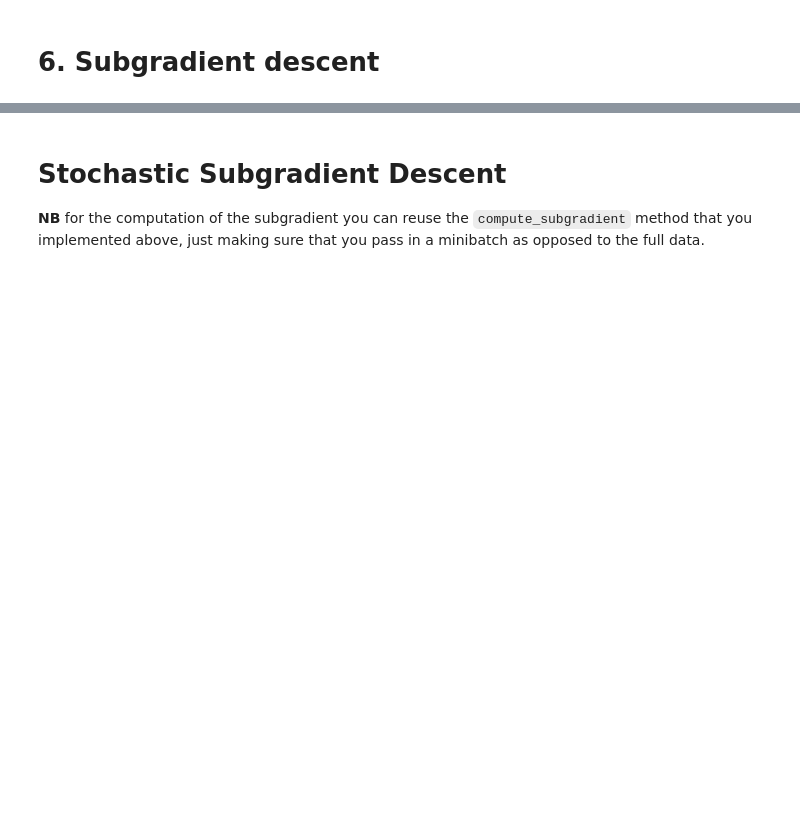
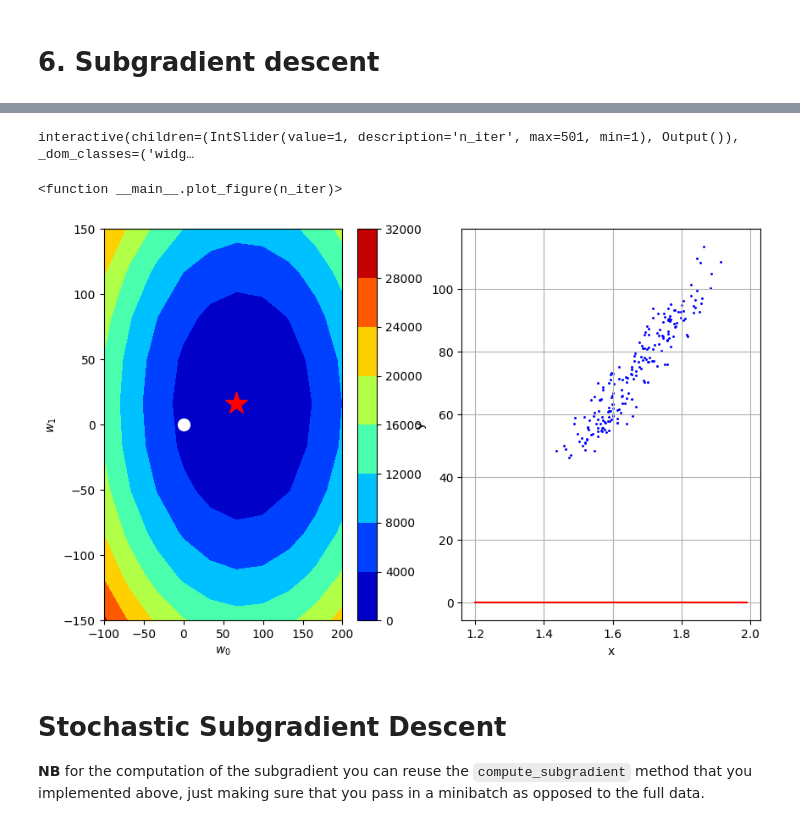
Before and after one commit to nutemmax/ML_course, a Jupyter notebook: labs/ex02/template/ex02.ipynb, the cells around one changed output, grey strips where cells are left out. Cells and saved outputs as stored; diff of their text form; code cells hidden in the pictures; blank space fills up the shorter version.

```diff
--- a/labs/ex02/template/ex02.ipynb
+++ b/labs/ex02/template/ex02.ipynb
@@ -522,11 +567,11 @@ def compute_subgradient_mae(y, tx, w):
     Returns:
         A numpy array of shape (2, ) (same shape as w), containing the subgradient of the MAE at w.
     """
-    # ***************************************************
-    # INSERT YOUR CODE HERE
-    # TODO: compute subgradient gradient vector for MAE
-    # ***************************************************
-    raise NotImplementedError
+    e = y - tx@w
+    s = np.sign(e)
+    s[e==0] = 0
+    N = y.shape[0]
+    return -1/N*(tx.T @ s)
 # %%
 def subgradient_descent(y, tx, initial_w, max_iters, gamma):
     """The SubGradient Descent (SubGD) algorithm.
@@ -543,21 +588,17 @@ def subgradient_descent(y, tx, initial_w, max_iters, gamma):
         ws: a list of length max_iters containing the model parameters as numpy arrays of shape (2, ), for each iteration of SubGD
     """
     # Define parameters to store w and loss
+    loss_type = "MAE"
     ws = [initial_w]
-    losses = []
+    losses = [compute_loss(y,tx,initial_w,loss_type)] # initialize with loss of initial w vector
     w = initial_w.copy()
 
     for n_iter in range(max_iters):
-        # ***************************************************
-        # INSERT YOUR CODE HERE
-        # TODO: compute subgradient and loss
-        # ***************************************************
-        raise NotImplementedError
-        # ***************************************************
-        # INSERT YOUR CODE HERE
-        # TODO: update w by subgradient
-        # ***************************************************
-        raise NotImplementedError
+
+        subgr_L = compute_subgradient_mae(y,tx,w)
+        w = w - gamma*subgr_L
+        loss = compute_loss(y,tx,w,loss_type) # loss of new w vector
+
 
         ws.append(w)
         losses.append(loss)
@@ -588,23 +647,28 @@ print("SubGD: execution time={t:.3f} seconds".format(t=exection_time))
 # %%
 from ipywidgets import IntSlider, interact
 
 def plot_figure(n_iter):
     fig = gradient_descent_visualization(
         subgd_losses,
         subgd_ws,
         grid_losses,
         grid_w0,
         grid_w1,
         mean_x,
         std_x,
         height,
         weight,
         n_iter,
     )
     fig.set_size_inches(10.0, 6.0)
+    return fig
 
 
 interact(plot_figure, n_iter=IntSlider(min=1, max=len(subgd_ws)))
+# %% [output]
+interactive(children=(IntSlider(value=1, description='n_iter', max=501, min=1), Output()), _dom_classes=('widg…
+<function __main__.plot_figure(n_iter)>
+[figure, added]
 # %% [markdown]
 # Stochastic Subgradient Descent
 
```
Also changed, not shown: parts of 20 cells of this notebook.
